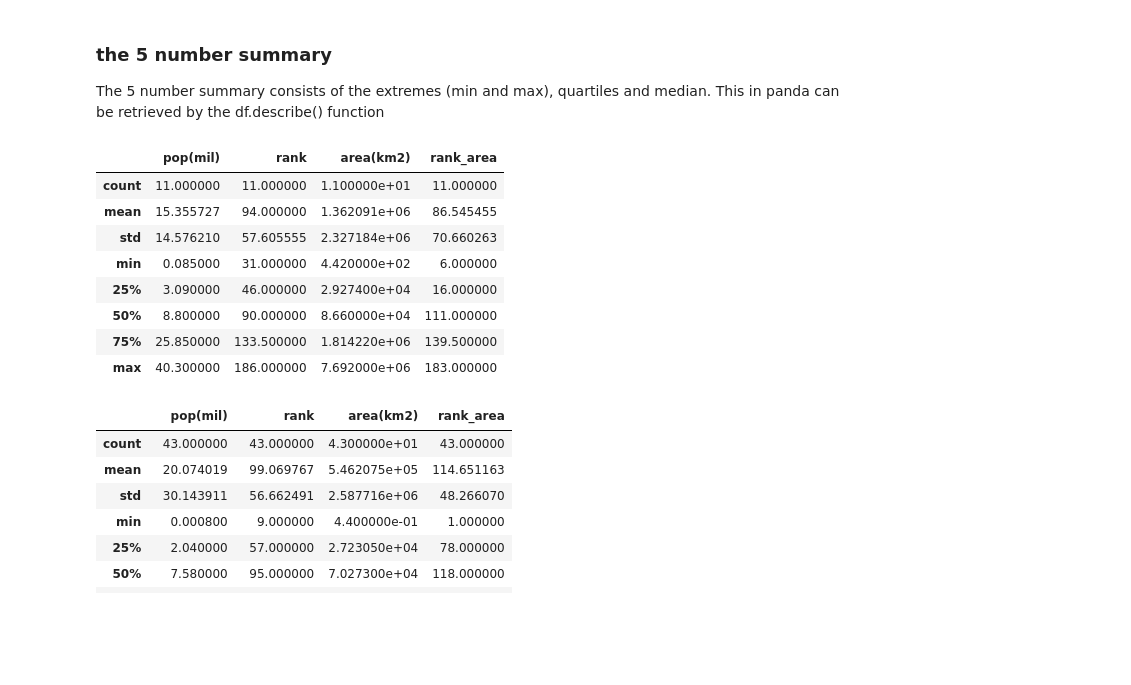
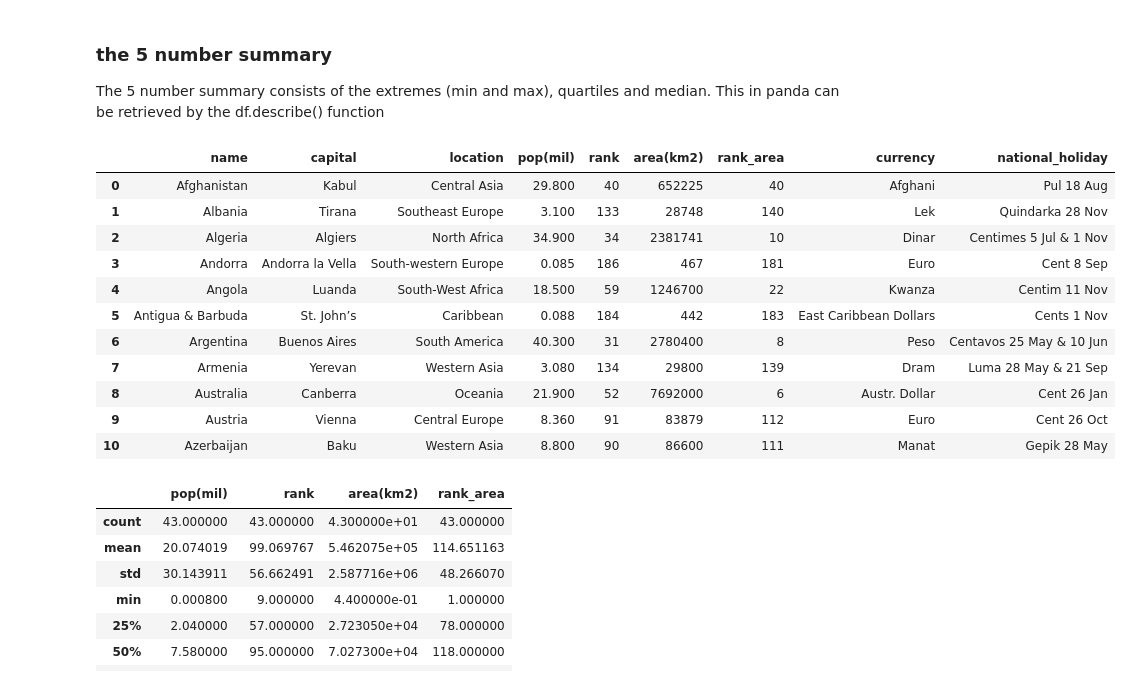
Before and after one commit to terezaif/workshops_data_exploration, a Jupyter notebook: notebooks/Data_summaries.ipynb, the cells around one changed output. Cells and saved outputs as stored; diff of their text form; code cells hidden in the pictures; blank space fills up the shorter version.

```diff
--- a/notebooks/Data_summaries.ipynb
+++ b/notebooks/Data_summaries.ipynb
@@ -11,26 +13,37 @@ Let's look at the countries data
 # %%
 #importing the data
 countries_header = ['name','capital','location','pop(mil)','rank','area(km2)','rank_area','currency','national_holiday']
-df = pd.read_csv('../datasets/countries_a.csv')#, skiprows=1, names=countries_header)
+url1 = 'https://raw.githubusercontent.com/terezaif/workshops_data_exploration/master/datasets/countries_a.csv'
+df = pd.read_csv(url1, skiprows=1, names=countries_header)
 
-countries_header = ['name','capital','location','pop(mil)','rank','area(km2)','rank_area','currency','national_holiday']
-df2 = pd.read_csv('../datasets/countries_europe.csv')#, skiprows=1, names=countries_header)
+
+
+url2='https://raw.githubusercontent.com/terezaif/workshops_data_exploration/master/datasets/countries_europe.csv'
+
+df2 = pd.read_csv(url2, skiprows=1, names=countries_header)
+
+
+#countries_header = ['name','capital','location','pop(mil)','rank','area(km2)','rank_area','currency','national_holiday']
+#df2 = pd.read_csv('../datasets/countries_europe.csv')#, skiprows=1, names=countries_header)
 # %% [markdown]
 ### the 5 number summary
 
 The 5 number summary consists of the extremes (min and max), quartiles and median. This in panda can be retrieved by the df.describe() function
 # %%
- df.describe()
+ df
 # %% [output]
-|  | pop(mil) | rank | area(km2) | rank_area |
-| count | 11.000000 | 11.000000 | 1.100000e+01 | 11.000000 |
-| mean | 15.355727 | 94.000000 | 1.362091e+06 | 86.545455 |
-| std | 14.576210 | 57.605555 | 2.327184e+06 | 70.660263 |
-| min | 0.085000 | 31.000000 | 4.420000e+02 | 6.000000 |
-| 25% | 3.090000 | 46.000000 | 2.927400e+04 | 16.000000 |
-| 50% | 8.800000 | 90.000000 | 8.660000e+04 | 111.000000 |
-| 75% | 25.850000 | 133.500000 | 1.814220e+06 | 139.500000 |
-| max | 40.300000 | 186.000000 | 7.692000e+06 | 183.000000 |
+|  | name | capital | location | pop(mil) | rank | area(km2) | rank_area | currency | national_holiday |
+| 0 | Afghanistan | Kabul | Central Asia | 29.800 | 40 | 652225 | 40 | Afghani | Pul 18 Aug |
+| 1 | Albania | Tirana | Southeast Europe | 3.100 | 133 | 28748 | 140 | Lek | Quindarka 28 Nov |
+| 2 | Algeria | Algiers | North Africa | 34.900 | 34 | 2381741 | 10 | Dinar | Centimes 5 Jul & 1 Nov |
+| 3 | Andorra | Andorra la Vella | South-western Europe | 0.085 | 186 | 467 | 181 | Euro | Cent 8 Sep |
+| 4 | Angola | Luanda | South-West Africa | 18.500 | 59 | 1246700 | 22 | Kwanza | Centim 11 Nov |
+| 5 | Antigua & Barbuda | St. John’s | Caribbean | 0.088 | 184 | 442 | 183 | East Caribbean Dollars | Cents 1 Nov |
+| 6 | Argentina | Buenos Aires | South America | 40.300 | 31 | 2780400 | 8 | Peso | Centavos 25 May & 10 Jun |
+| 7 | Armenia | Yerevan | Western Asia | 3.080 | 134 | 29800 | 139 | Dram | Luma 28 May & 21 Sep |
+| 8 | Australia | Canberra | Oceania | 21.900 | 52 | 7692000 | 6 | Austr. Dollar | Cent 26 Jan |
+| 9 | Austria | Vienna | Central Europe | 8.360 | 91 | 83879 | 112 | Euro | Cent 26 Oct |
+| 10 | Azerbaijan | Baku | Western Asia | 8.800 | 90 | 86600 | 111 | Manat | Gepik 28 May |
 # %%
 df2.describe()
 # %% [output]
```
Also changed, not shown: parts of 1 cell of this notebook.
